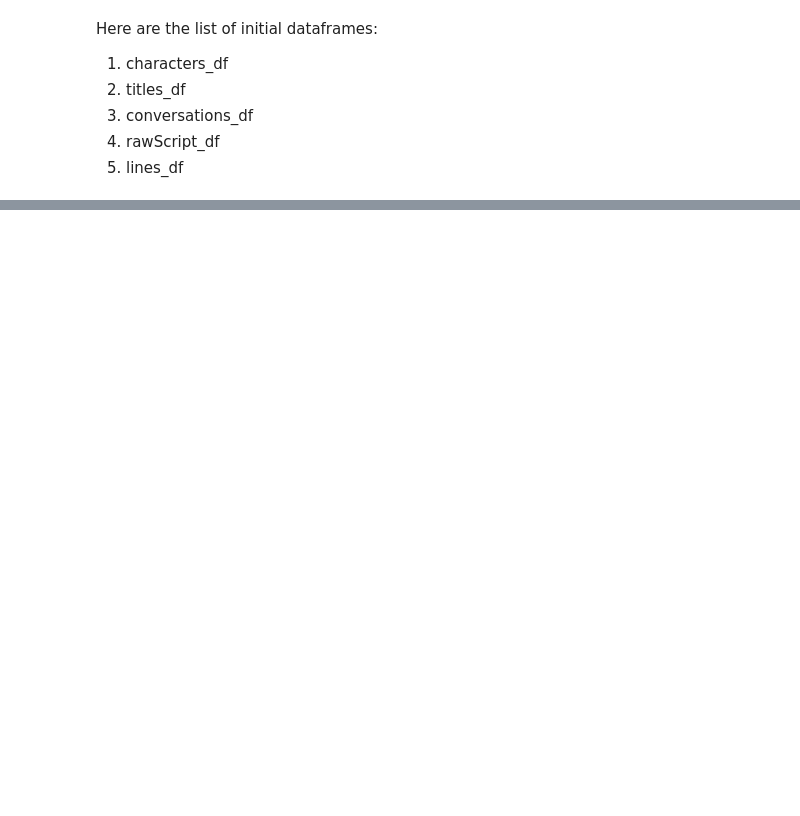
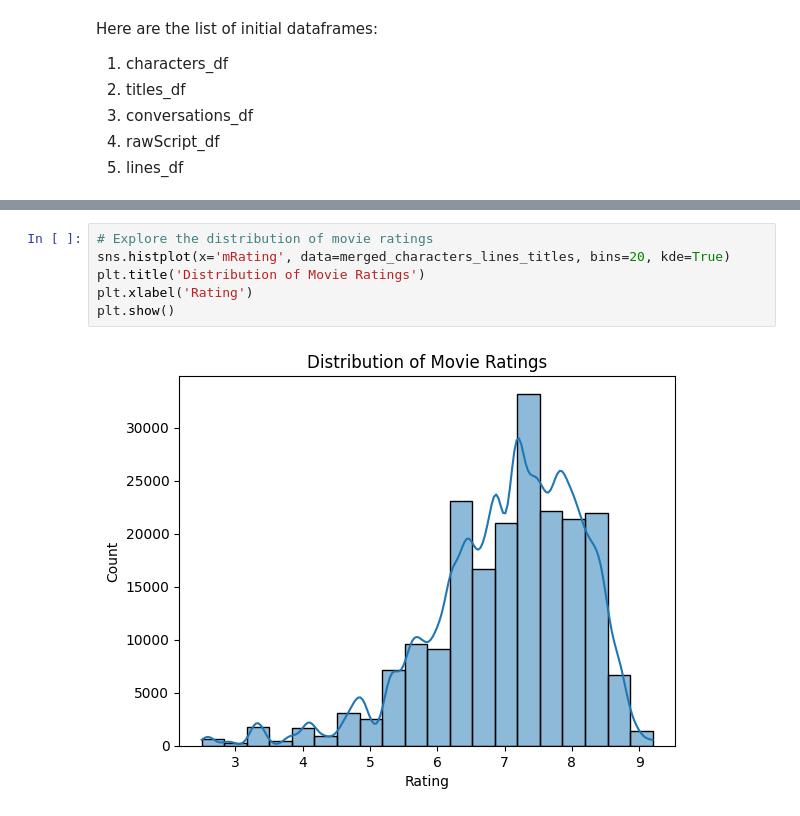
Before and after one commit to Sumitjh26997/CSS581-Final-Project, a Jupyter notebook: MLProject.ipynb, the cells around one changed output, grey strips where cells are left out. Drawn from its saved outputs; the diff is of its cells as text; blank space fills up the shorter version.

```diff
--- a/MLProject.ipynb
+++ b/MLProject.ipynb
@@ -344,0 +426,8 @@ Here are the list of initial dataframes:
+# %%
+# Explore the distribution of movie ratings
+sns.histplot(x='mRating', data=merged_characters_lines_titles, bins=20, kde=True)
+plt.title('Distribution of Movie Ratings')
+plt.xlabel('Rating')
+plt.show()
+# %% [output]
+[figure, added]
```
Also changed, not shown: parts of 20 cells of this notebook.
